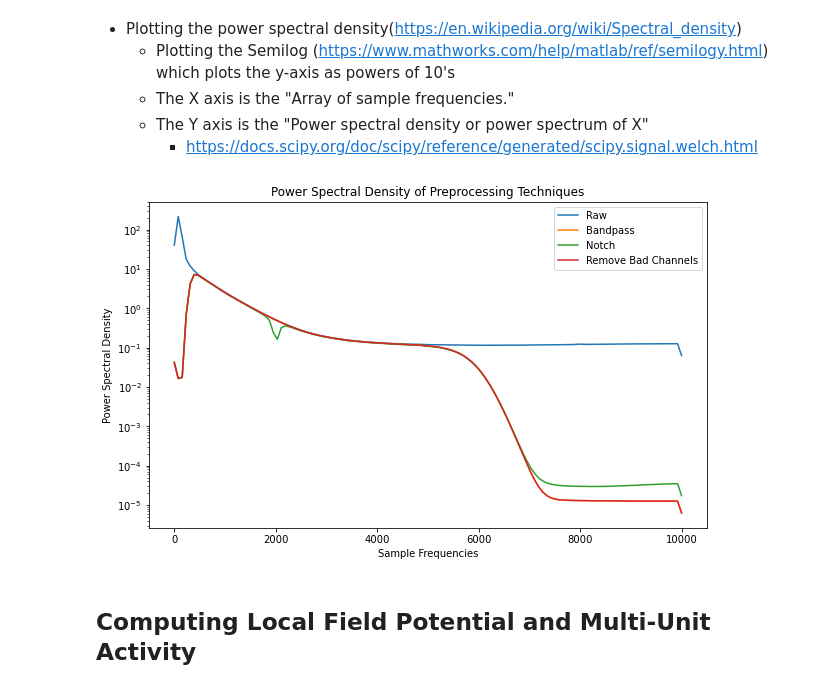
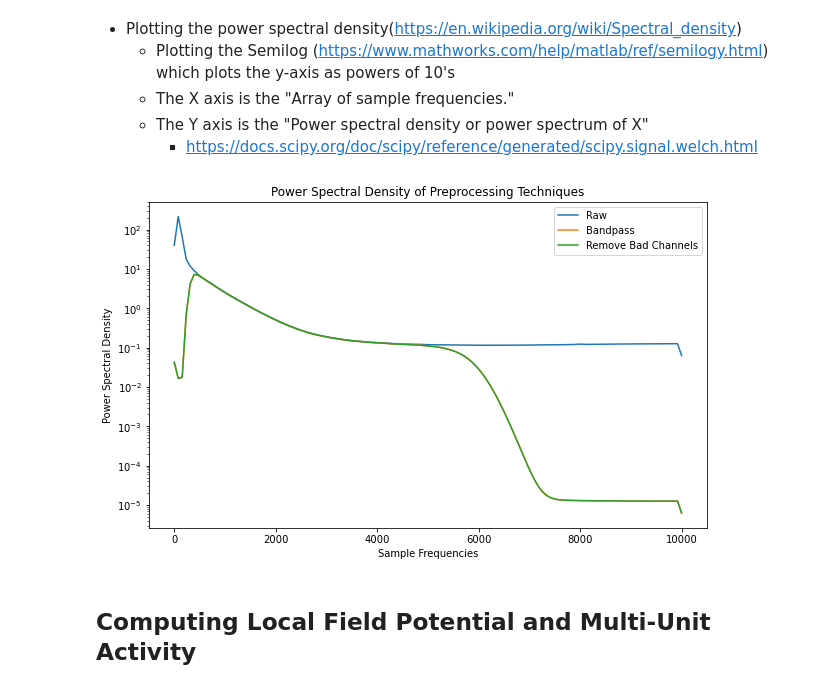
Before and after one commit to padillacoreanolab/spike_sorting, a Jupyter notebook: jupyter_notebooks/01_preprocessing_and_spike_sorting.ipynb, the cells around one changed output. Saved outputs shown, nothing was run; the diff lists cells and outputs as text; code cells hidden in the pictures.

```diff
--- a/jupyter_notebooks/01_preprocessing_and_spike_sorting.ipynb
+++ b/jupyter_notebooks/01_preprocessing_and_spike_sorting.ipynb
@@ -395,6 +419,6 @@ with open(r"./pickles/get_traces/raw_recording_traces.pkl", "wb") as output_file
 # %%
-with open(r"./pickles/get_traces/raw_recording_traces.pkl", "rb") as input_file:
-    raw_recording_traces = cPickle.load(input_file)
+with open('./proc/trace_arrays/raw_recording_traces.npy', 'rb') as input_file:
+    raw_recording_traces = np.load(input_file)
 # %%
 f_raw, p_raw = scipy.signal.welch(raw_recording_traces[:, 0], fs=fs)
 # %% [raw]
@@ -403,6 +427,6 @@ with open(r"./pickles/get_traces/bandpass_recording_traces.pkl", "wb") as output
 # %%
-with open(r"./pickles/get_traces/bandpass_recording_traces.pkl", "rb") as input_file:
-    bandpass_recording_traces = cPickle.load(input_file)
+with open('./proc/trace_arrays/bandpass_recording_traces.npy', 'rb') as input_file:
+    bandpass_recording_traces = np.load(input_file)
 # %%
 f_bandpass, p_bandpass = scipy.signal.welch(bandpass_recording_traces[:, 0], fs=fs)
 # %% [raw]
@@ -411,3 +435,3 @@ with open(r"./pickles/get_traces/notch_recording_traces.pkl", "wb") as output_fi
 # %%
-with open(r"./pickles/get_traces/notch_recording_traces.pkl", "rb") as input_file:
-    notch_recording_traces = cPickle.load(input_file)
+with open('./proc/trace_arrays/remove_bad_channels_recording_traces.npy', 'rb') as input_file:
+    remove_bad_channels_recording_traces = np.load(input_file)
@@ -419,6 +438,3 @@ with open(r"./pickles/get_traces/remove_bad_channels_recording_traces.pkl", "wb"
-# %%
-with open(r"./pickles/get_traces/remove_bad_channels_recording_traces.pkl", "rb") as input_file:
-    remove_bad_channels_recording_traces = cPickle.load(input_file)
 # %%
 f_remove_bad_channels, p_remove_bad_channels = scipy.signal.welch(remove_bad_channels_recording_traces[:, 0], fs=fs)
 # %% [raw]
@@ -438,18 +462,18 @@ f_common_reference, p_common_reference = scipy.signal.welch(common_reference_rec
 # %%
 fig, ax = plt.subplots()
 ax.semilogy(f_raw, p_raw, label="Raw")
 ax.semilogy(f_bandpass, p_bandpass, label="Bandpass")
-ax.semilogy(f_notch, p_notch, label="Notch")
+# ax.semilogy(f_notch, p_notch, label="Notch")
 ax.semilogy(f_remove_bad_channels, p_remove_bad_channels, label="Remove Bad Channels")
 # ax.semilogy(f_common_reference, p_common_reference, label="Common Reference")
 
 plt.xlabel("Sample Frequencies")
 plt.ylabel("Power Spectral Density")
 plt.title("Power Spectral Density of Preprocessing Techniques")
 plt.legend()
 plt.show()
 # %% [output]
-[figure, old version]
+[figure, new version]
 # %% [markdown]
 ## Computing Local Field Potential and Multi-Unit Activity
 # %% [markdown]
```
Also changed, not shown: parts of 45 cells of this notebook.
